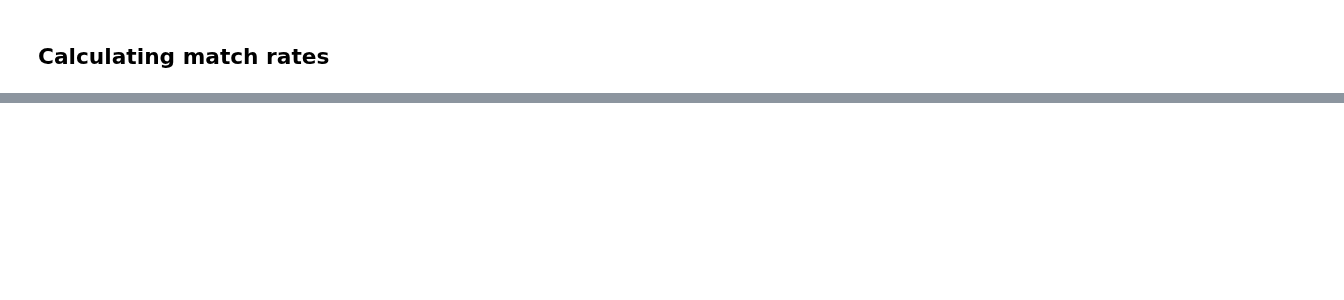
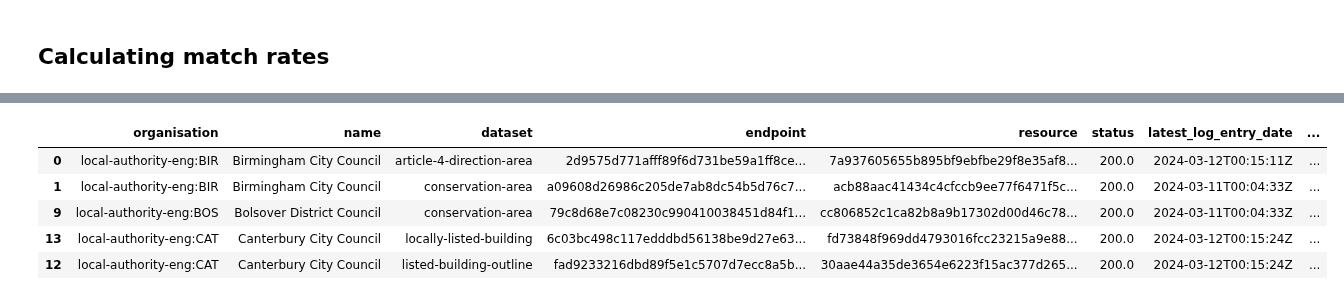
Before and after one commit to digital-land/jupyter-analysis, a Jupyter notebook: service_report/master_report/compliance-to-standard-new.ipynb, the cells around one changed output, grey strips where cells are left out. Saved outputs shown, nothing was run; the diff lists cells and outputs as text; code cells hidden in the pictures; blank space fills up the shorter version.

```diff
--- a/service_report/master_report/compliance-to-standard-new.ipynb
+++ b/service_report/master_report/compliance-to-standard-new.ipynb
@@ -242,23 +286,34 @@ resource_fields_map_match.head()
 # %%
-resource_fields_map_match.replace(np.nan, 0, inplace=True)
-
-final_count = resource_fields_map_match.groupby(
-    ["organisation", "name", "dataset", "endpoint", "resource", "status", "log_entry_date", "endpoint_entry_date"]
+# group by and aggregate for final summaries
+final_count = resource_fields_scored.groupby(
+    ["organisation", "name", "dataset", "endpoint", "resource", "status", "latest_log_entry_date", "endpoint_entry_date"]
     ).agg(
         {"field":"count",
          "field_supplied" : "sum",
          "field_matched" : "sum",
          "field_loaded" : "sum"}
          ).reset_index(
          ).sort_values(["name"])
 
 # add a field for the endpoint number (so that orgs and datasets with multiple endpoints are split out and in index)
 final_count["endpoint_number"] = final_count.groupby(["organisation", "name", "dataset"]).cumcount() + 1
 # create % columns
 final_count["field_supplied_pct"] = final_count["field_supplied"] / final_count["field"]
 final_count["field_matched_pct"] = final_count["field_matched"] / final_count["field"]
 final_count["field_loaded_pct"] = final_count["field_loaded"] / final_count["field"]
 
+# add string fields for [n fields]/[total fields] style counts
+final_count["field_supplied_count"] = final_count["field_supplied"].astype(int).map(str) + "/" + final_count["field"].map(str)
+final_count["field_matched_count"] = final_count["field_matched"].astype(int).map(str) + "/" + final_count["field"].map(str)
+final_count["field_loaded_count"] = final_count["field_loaded"].astype(int).map(str) + "/" + final_count["field"].map(str)
+
 # final_count.reset_index(drop=True, inplace=True)
 
 final_count.head()
+# %% [output]
+|  | organisation | name | dataset | endpoint | resource | status | latest_log_entry_date | ... |
+| 0 | local-authority-eng:BIR | Birmingham City Council | article-4-direction-area | 2d9575d771afff89f6d731be59a1ff8ce... | 7a937605655b895bf9ebfbe29f8e35af8... | 200.0 | 2024-03-12T00:15:11Z | ... |
+| 1 | local-authority-eng:BIR | Birmingham City Council | conservation-area | a09608d26986c205de7ab8dc54b5d76c7... | acb88aac41434c4cfccb9ee77f6471f5c... | 200.0 | 2024-03-11T00:04:33Z | ... |
+| 9 | local-authority-eng:BOS | Bolsover District Council | conservation-area | 79c8d68e7c08230c990410038451d84f1... | cc806852c1ca82b8a9b17302d00d46c78... | 200.0 | 2024-03-11T00:04:33Z | ... |
+| 13 | local-authority-eng:CAT | Canterbury City Council | locally-listed-building | 6c03bc498c117edddbd56138be9d27e63... | fd73848f969dd4793016fcc23215a9e88... | 200.0 | 2024-03-12T00:15:24Z | ... |
+| 12 | local-authority-eng:CAT | Canterbury City Council | listed-building-outline | fad9233216dbd89f5e1c5707d7ecc8a5b... | 30aae44a35de3654e6223f15ac377d265... | 200.0 | 2024-03-12T00:15:24Z | ... |
```
Also changed, not shown: parts of 16 cells of this notebook.
